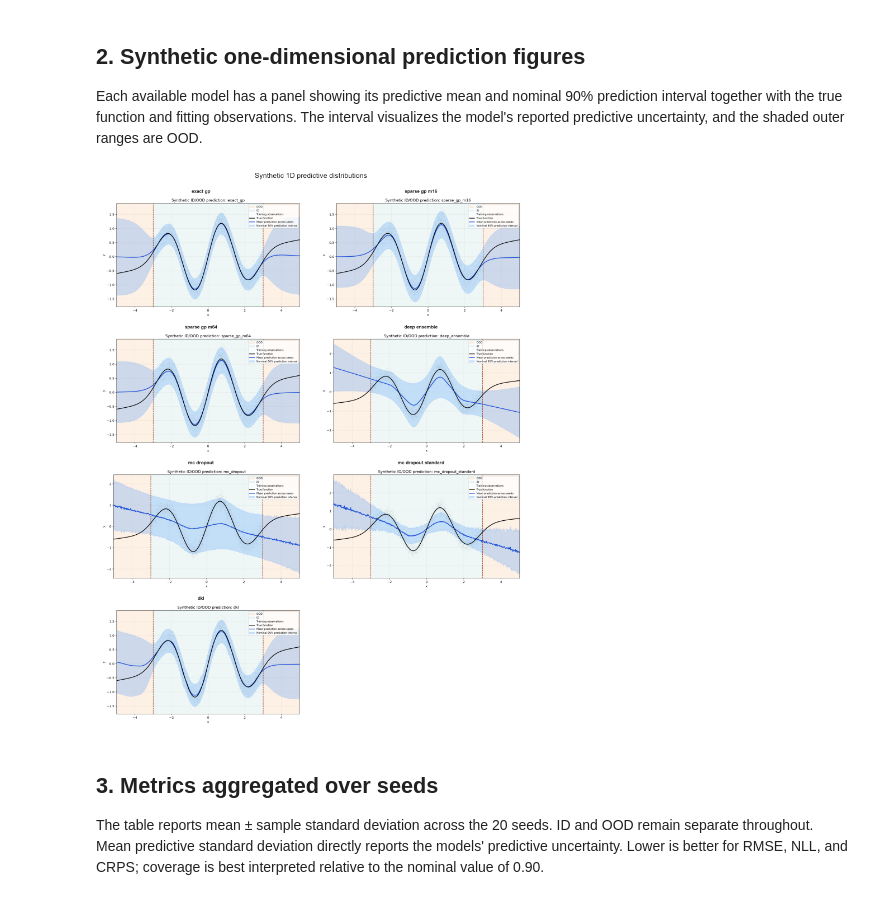
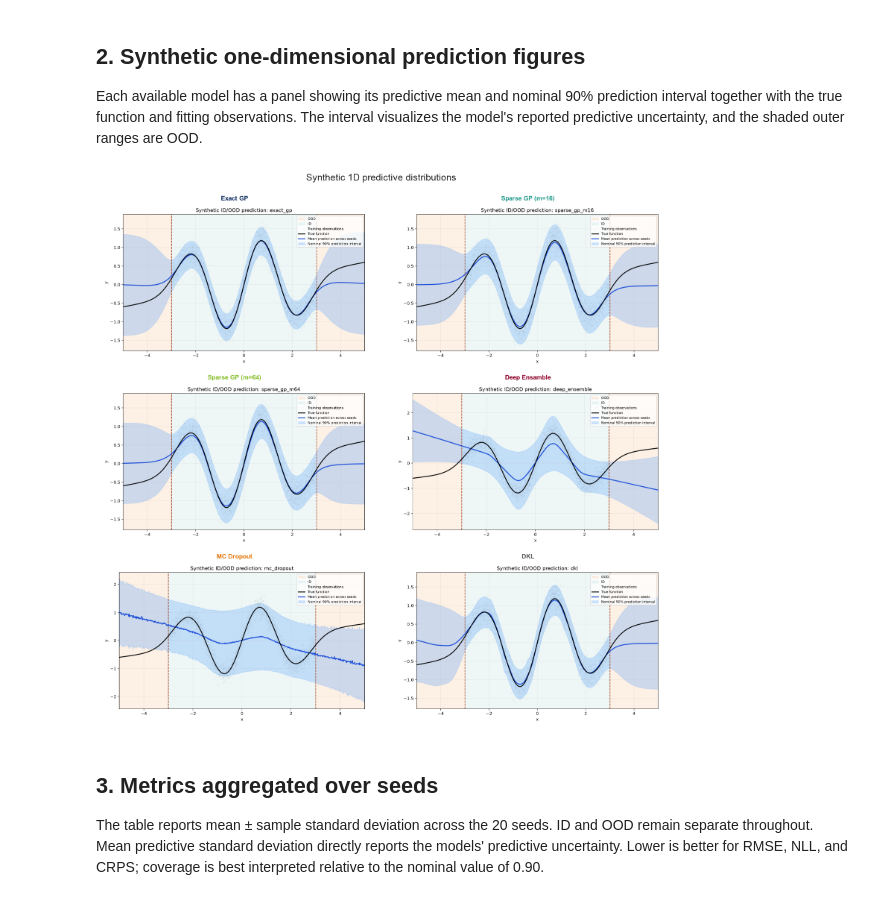
Before and after one commit to pbahde2/UncertaintyQuantification, a Jupyter notebook: notebooks/analysis_experiment_2.ipynb, the cells around one changed output. Cells and saved outputs as stored; diff of their text form; code cells hidden in the pictures.

```diff
--- a/notebooks/analysis_experiment_2.ipynb
+++ b/notebooks/analysis_experiment_2.ipynb
@@ -7,6 +7,7 @@ from pathlib import Path
 
 import matplotlib.image as mpimg
 import matplotlib.pyplot as plt
+from matplotlib.patches import Patch, Rectangle
 import numpy as np
 import pandas as pd
 import seaborn as sns
@@ -29,6 +30,7 @@ if not RESULT_PATH.exists():
     )
 
 results = pd.read_csv(RESULT_PATH)
+results = results[results["model"] != "mc_dropout_standard"].copy()
 METRICS = ["mean_predictive_std", "rmse", "nll", "crps", "coverage_90"]
 required_columns = {"dataset", "split", "model", "evaluation_region", *METRICS}
 missing = required_columns.difference(results.columns)
@@ -41,12 +43,29 @@ dataset_labels = {
 }
 preferred_model_order = [
     "exact_gp", "sparse_gp_m16", "sparse_gp_m64",
-    "sparse_gp_m256", "deep_ensemble", "mc_dropout",
-    "mc_dropout_standard", "dkl",
+    "sparse_gp_m256", "deep_ensemble", "mc_dropout", "dkl",
 ]
 available_models = results["model"].dropna().astype(str).unique().tolist()
 model_order = [model for model in preferred_model_order if model in available_models]
 model_order += sorted(set(available_models).difference(model_order))
+model_colors = {
+    "exact_gp": "#143163",
+    "sparse_gp_m16": "#2A9D8F",
+    "sparse_gp_m64": "#87BF2A",
+    "sparse_gp_m256": "#7A5195",
+    "deep_ensemble": "#910730",
+    "mc_dropout": "#E67C13",
+    "dkl": "#5E5E5D",
+}
+model_labels = {
+    "exact_gp": "Exact GP",
+    "sparse_gp_m16": "Sparse GP (m=16)",
+    "sparse_gp_m64": "Sparse GP (m=64)",
+    "sparse_gp_m256": "Sparse GP (m=256)",
+    "deep_ensemble": "Deep Ensamble",
+    "mc_dropout": "MC Dropout",
+    "dkl": "DKL",
+}
 region_order = ["id", "ood"]
 results["dataset_label"] = results["dataset"].map(dataset_labels).fillna(results["dataset"])
 results["model"] = pd.Categorical(results["model"], model_order, ordered=True)
@@ -54,5 +73,4 @@ results["evaluation_region"] = pd.Categorical(
     results["evaluation_region"], region_order, ordered=True
 )
 print(f"Loaded {len(results):,} regional result rows from {RESULT_PATH}")
-display(results.head())
 # %% [output]
@@ -144,31 +162,34 @@ Each available model has a panel showing its predictive mean and nominal 90% pre
 # %%
 synthetic_models = results.loc[
     results["dataset"] == "synthetic_ood", "model"
 ].dropna().astype(str).unique()
 figure_models = [model for model in model_order if model in synthetic_models]
 figure_paths = [FIGURE_DIRECTORY / f"{model}.png" for model in figure_models]
 missing_figures = [path for path in figure_paths if not path.exists()]
 if missing_figures:
     raise FileNotFoundError(
         "Missing synthetic prediction figures: "
         + ", ".join(path.name for path in missing_figures)
         + ". Run Experiment 2 before executing this notebook."
     )
 
 n_columns = 2
 n_rows = int(np.ceil(len(figure_models) / n_columns))
 fig, axes = plt.subplots(n_rows, n_columns, figsize=(16, 5 * n_rows), squeeze=False)
 for axis, path, model in zip(axes.flat, figure_paths, figure_models):
     axis.imshow(mpimg.imread(path))
-    axis.set_title(model.replace("_", " "), fontweight="bold")
+    axis.set_title(
+        model_labels.get(model, model.replace("_", " ")),
+        color=model_colors.get(model, "#333333"), fontweight="bold",
+    )
     axis.axis("off")
 for axis in axes.flat[len(figure_paths):]:
     axis.axis("off")
 fig.suptitle("Synthetic 1D predictive distributions", fontsize=18, y=1.0)
 fig.tight_layout()
 plt.show()
 # %% [output]
-[figure, old version]
+[figure, new version]
 # %% [markdown]
 ## 3. Metrics aggregated over seeds
 
```
Also changed, not shown: parts of 10 cells of this notebook, 37 other files.
